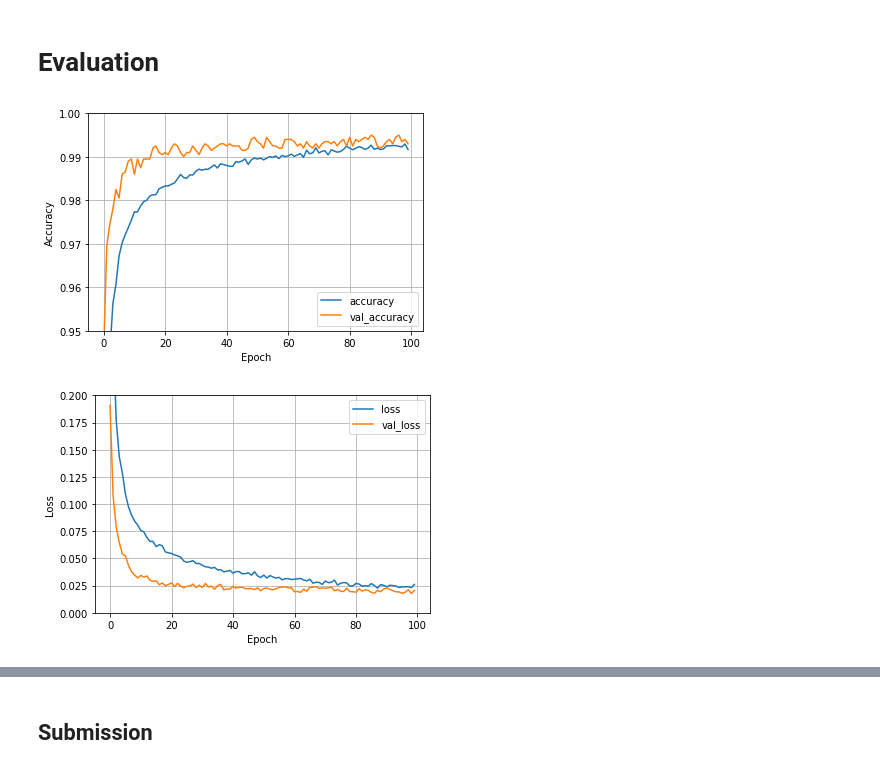
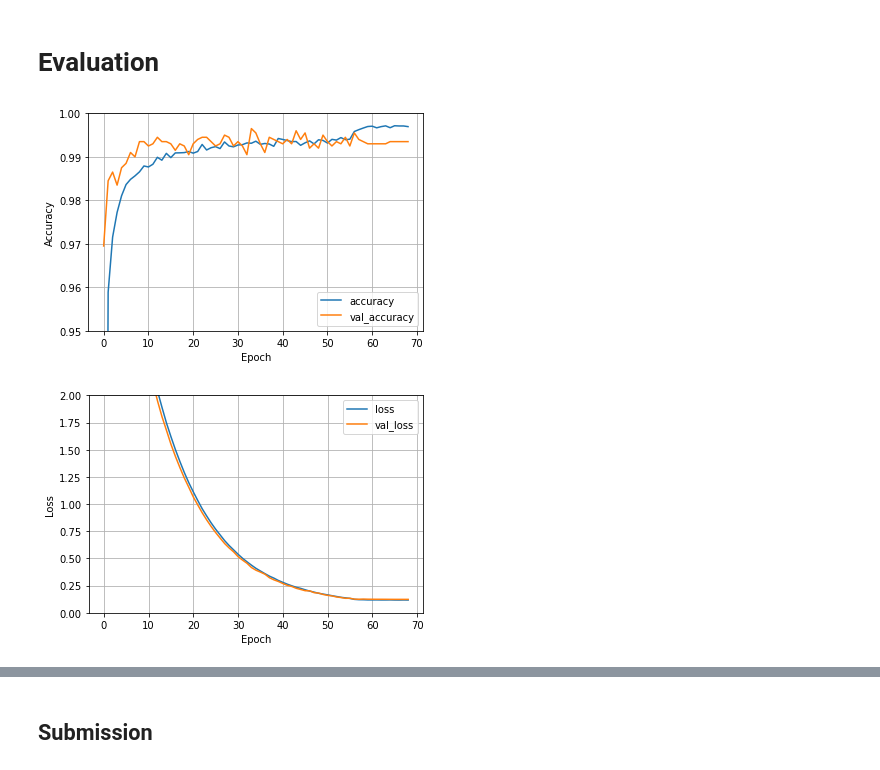
Before and after one commit to helmiriawan/digit-recognizer, a Jupyter notebook: main.ipynb, the cells around one changed output, grey strips where cells are left out. Drawn from its saved outputs; the diff is of its cells as text; code cells hidden in the pictures.

```diff
--- a/main.ipynb
+++ b/main.ipynb
@@ -129,0 +225,18 @@ Epoch 00100: val_loss did not improve from 0.01783
+# %%
+# Adjust the learning rate
+model.compile(
+    optimizer = keras.optimizers.SGD(learning_rate=0.00001, momentum=0.9),
+    loss = losses.SparseCategoricalCrossentropy(from_logits=True),
+    metrics = ['accuracy']
+)
+# %%
+# Continue training the model
+history_4 = model.fit(
+    x = x_train,
+    y = y_train,
+    epochs = 200,
+    batch_size = 100,
+    initial_epoch = history_3.epoch[-1] + 1,
+    callbacks = [earlystopping],
+    validation_data = (x_validation, y_validation)
+);
@@ -130,24 +249,42 @@ Epoch 00100: val_loss did not improve from 0.01783
 # %% [markdown]
 # Evaluation
+# %%
+# Merge the logs
+accuracy = history_1.history['accuracy'] \
+    + history_2.history['accuracy'] \
+    + history_3.history['accuracy'] \
+    + history_4.history['accuracy']
+val_accuracy = history_1.history['val_accuracy'] \
+    + history_2.history['val_accuracy'] \
+    + history_3.history['val_accuracy'] \
+    + history_4.history['val_accuracy']
+loss = history_1.history['loss'] \
+    + history_2.history['loss'] \
+    + history_3.history['loss'] \
+    + history_4.history['loss']
+val_loss = history_1.history['val_loss'] \
+    + history_2.history['val_loss'] \
+    + history_3.history['val_loss'] \
+    + history_4.history['val_loss']
 # %%
 # Plot the learning curve
-plt.plot(history.history['accuracy'], label='accuracy')
-plt.plot(history.history['val_accuracy'], label = 'val_accuracy')
+plt.plot(accuracy, label='accuracy')
+plt.plot(val_accuracy, label = 'val_accuracy')
 plt.xlabel('Epoch')
 plt.ylabel('Accuracy')
 plt.ylim([0.95, 1])
 plt.grid()
 plt.legend(loc='lower right');
 # %% [output]
-[figure, old version]
+[figure, new version]
 # %%
 # Plot the learning curve
-plt.plot(history.history['loss'], label='loss')
-plt.plot(history.history['val_loss'], label = 'val_loss')
+plt.plot(loss, label='loss')
+plt.plot(val_loss, label = 'val_loss')
 plt.xlabel('Epoch')
 plt.ylabel('Loss')
-plt.ylim([0, 0.2])
+plt.ylim([0, 2.0])
 plt.grid()
 plt.legend(loc='upper right');
 # %% [output]
-[figure, old version]
+[figure, new version]
```
Also changed, not shown: parts of 13 cells of this notebook.
